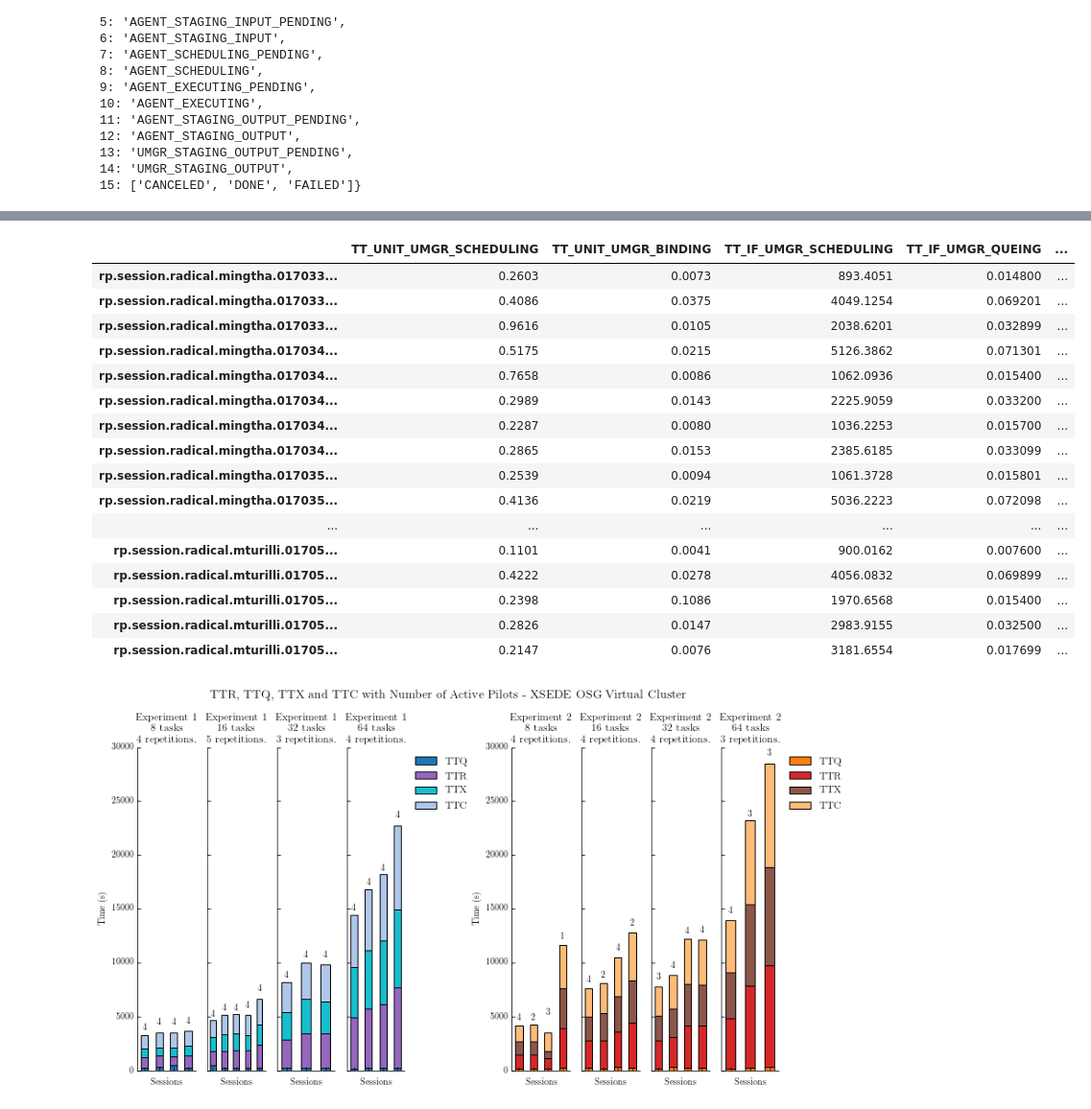
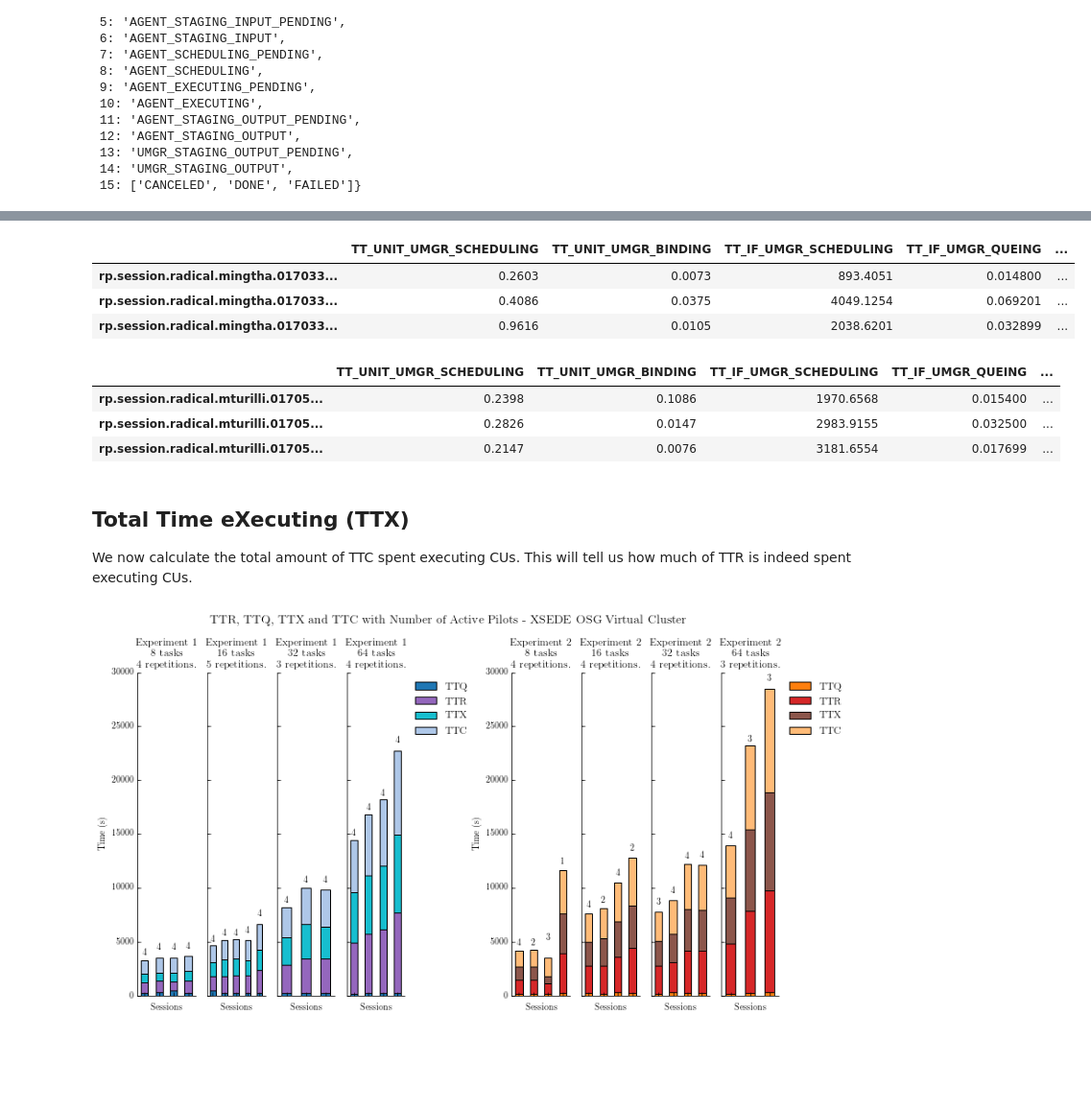
Before and after one commit to radical-cybertools/radical.analytics, a Jupyter notebook: use_cases/rp_on_osg/osg_analysis.ipynb, the cells around one changed output, grey strips where cells are left out. Shown at 96% size. Cells and saved outputs as stored; diff of their text form; code cells hidden in the pictures; blank space fills up the shorter version.

```diff
--- a/use_cases/rp_on_osg/osg_analysis.ipynb
+++ b/use_cases/rp_on_osg/osg_analysis.ipynb
@@ -958,51 +1023,51 @@ As done with the pilot, we first calculate the overall time spent during the ses
 # %%
 # Model of unit durations.
 udm = {'TT_UNIT_UMGR_SCHEDULING'   : ['NEW'                         , 'UMGR_SCHEDULING_PENDING'],
        'TT_UNIT_UMGR_BINDING'      : ['UMGR_SCHEDULING_PENDING'     , 'UMGR_SCHEDULING'],
        'TT_IF_UMGR_SCHEDULING'     : ['UMGR_SCHEDULING'             , 'UMGR_STAGING_INPUT_PENDING'],
        'TT_IF_UMGR_QUEING'         : ['UMGR_STAGING_INPUT_PENDING'  , 'UMGR_STAGING_INPUT'],
        'TT_IF_AGENT_SCHEDULING'    : ['UMGR_STAGING_INPUT'          , 'AGENT_STAGING_INPUT_PENDING'],
        'TT_IF_AGENT_QUEUING'       : ['AGENT_STAGING_INPUT_PENDING' , 'AGENT_STAGING_INPUT'],
        'TT_IF_AGENT_TRANSFERRING'  : ['AGENT_STAGING_INPUT'         , 'AGENT_SCHEDULING_PENDING'],
        'TT_UNIT_AGENT_QUEUING'     : ['AGENT_SCHEDULING_PENDING'    , 'AGENT_SCHEDULING'],
        'TT_UNIT_AGENT_SCHEDULING'  : ['AGENT_SCHEDULING'            , 'AGENT_EXECUTING_PENDING'],
        'TT_UNIT_AGENT_QUEUING_EXEC': ['AGENT_EXECUTING_PENDING'     , 'AGENT_EXECUTING'],
        'TT_UNIT_AGENT_EXECUTING'   : ['AGENT_EXECUTING'             , 'AGENT_STAGING_OUTPUT_PENDING'],
        'TT_OF_AGENT_QUEUING'       : ['AGENT_STAGING_OUTPUT_PENDING', 'AGENT_STAGING_OUTPUT'],
        'TT_OF_UMGR_SCHEDULING'     : ['AGENT_STAGING_OUTPUT'        , 'UMGR_STAGING_OUTPUT_PENDING'],
        'TT_OF_UMGR_QUEUING'        : ['UMGR_STAGING_OUTPUT_PENDING' , 'UMGR_STAGING_OUTPUT'],
        'TT_OF_UMGR_TRANSFERRING'   : ['UMGR_STAGING_OUTPUT'         , 'DONE']}
 
 # Calculate total unit durations for each session.
 for sid in sessions.index:
     s = sessions.ix[sid, 'session'].filter(etype='unit', inplace=False)
     for d in udm.keys():
         sessions.ix[sid, d] = s.duration(udm[d])
 
 # Print the new columns of the session DF with total unit durations.
-sessions[['TT_UNIT_UMGR_SCHEDULING'   , 'TT_UNIT_UMGR_BINDING'   , 'TT_IF_UMGR_SCHEDULING'   ,
-          'TT_IF_UMGR_QUEING'         , 'TT_IF_AGENT_SCHEDULING' , 'TT_IF_AGENT_QUEUING'     ,
-          'TT_IF_AGENT_TRANSFERRING'  , 'TT_UNIT_AGENT_QUEUING'  , 'TT_UNIT_AGENT_SCHEDULING',
-          'TT_UNIT_AGENT_QUEUING_EXEC', 'TT_UNIT_AGENT_EXECUTING', 'TT_OF_AGENT_QUEUING'     ,
-          'TT_OF_UMGR_SCHEDULING'     , 'TT_OF_UMGR_QUEUING'     , 'TT_OF_UMGR_TRANSFERRING']]
+display(sessions[['TT_UNIT_UMGR_SCHEDULING'   , 'TT_UNIT_UMGR_BINDING'   , 'TT_IF_UMGR_SCHEDULING'   ,
+                  'TT_IF_UMGR_QUEING'         , 'TT_IF_AGENT_SCHEDULING' , 'TT_IF_AGENT_QUEUING'     ,
+                  'TT_IF_AGENT_TRANSFERRING'  , 'TT_UNIT_AGENT_QUEUING'  , 'TT_UNIT_AGENT_SCHEDULING',
+                  'TT_UNIT_AGENT_QUEUING_EXEC', 'TT_UNIT_AGENT_EXECUTING', 'TT_OF_AGENT_QUEUING'     ,
+                  'TT_OF_UMGR_SCHEDULING'     , 'TT_OF_UMGR_QUEUING'     , 'TT_OF_UMGR_TRANSFERRING']].head(3))
+display(sessions[['TT_UNIT_UMGR_SCHEDULING'   , 'TT_UNIT_UMGR_BINDING'   , 'TT_IF_UMGR_SCHEDULING'   ,
+                  'TT_IF_UMGR_QUEING'         , 'TT_IF_AGENT_SCHEDULING' , 'TT_IF_AGENT_QUEUING'     ,
+                  'TT_IF_AGENT_TRANSFERRING'  , 'TT_UNIT_AGENT_QUEUING'  , 'TT_UNIT_AGENT_SCHEDULING',
+                  'TT_UNIT_AGENT_QUEUING_EXEC', 'TT_UNIT_AGENT_EXECUTING', 'TT_OF_AGENT_QUEUING'     ,
+                  'TT_OF_UMGR_SCHEDULING'     , 'TT_OF_UMGR_QUEUING'     , 'TT_OF_UMGR_TRANSFERRING']].tail(3))
 # %% [output]
 |  | TT_UNIT_UMGR_SCHEDULING | TT_UNIT_UMGR_BINDING | TT_IF_UMGR_SCHEDULING | TT_IF_UMGR_QUEING | ... |
 | rp.session.radical.mingtha.017033... | 0.2603 | 0.0073 | 893.4051 | 0.014800 | ... |
 | rp.session.radical.mingtha.017033... | 0.4086 | 0.0375 | 4049.1254 | 0.069201 | ... |
 | rp.session.radical.mingtha.017033... | 0.9616 | 0.0105 | 2038.6201 | 0.032899 | ... |
-| rp.session.radical.mingtha.017034... | 0.5175 | 0.0215 | 5126.3862 | 0.071301 | ... |
-| rp.session.radical.mingtha.017034... | 0.7658 | 0.0086 | 1062.0936 | 0.015400 | ... |
-| rp.session.radical.mingtha.017034... | 0.2989 | 0.0143 | 2225.9059 | 0.033200 | ... |
-| rp.session.radical.mingtha.017034... | 0.2287 | 0.0080 | 1036.2253 | 0.015700 | ... |
-| rp.session.radical.mingtha.017034... | 0.2865 | 0.0153 | 2385.6185 | 0.033099 | ... |
-| rp.session.radical.mingtha.017035... | 0.2539 | 0.0094 | 1061.3728 | 0.015801 | ... |
-| rp.session.radical.mingtha.017035... | 0.4136 | 0.0219 | 5036.2223 | 0.072098 | ... |
-| ... | ... | ... | ... | ... | ... |
-| rp.session.radical.mturilli.01705... | 0.1101 | 0.0041 | 900.0162 | 0.007600 | ... |
-| rp.session.radical.mturilli.01705... | 0.4222 | 0.0278 | 4056.0832 | 0.069899 | ... |
-| rp.session.radical.mturilli.01705... | 0.2398 | 0.1086 | 1970.6568 | 0.015400 | ... |
-| rp.session.radical.mturilli.01705... | 0.2826 | 0.0147 | 2983.9155 | 0.032500 | ... |
-| rp.session.radical.mturilli.01705... | 0.2147 | 0.0076 | 3181.6554 | 0.017699 | ... |
+|  | TT_UNIT_UMGR_SCHEDULING | TT_UNIT_UMGR_BINDING | TT_IF_UMGR_SCHEDULING | TT_IF_UMGR_QUEING | ... |
+| rp.session.radical.mturilli.01705... | 0.2398 | 0.1086 | 1970.6568 | 0.015400 | ... |
+| rp.session.radical.mturilli.01705... | 0.2826 | 0.0147 | 2983.9155 | 0.032500 | ... |
+| rp.session.radical.mturilli.01705... | 0.2147 | 0.0076 | 3181.6554 | 0.017699 | ... |
+# %% [markdown]
+## Total Time eXecuting (TTX)
+
+We now calculate the total amount of TTC spent executing CUs. This will tell us how much of TTR is indeed spent executing CUs.
 # %%
 fig = plt.figure(figsize=(13,7))
 fig.suptitle('TTR, TTQ, TTX and TTC with Number of Active Pilots - XSEDE OSG Virtual Cluster', fontsize=14)
```
Also changed, not shown: parts of 39 cells of this notebook, 12 other files.
